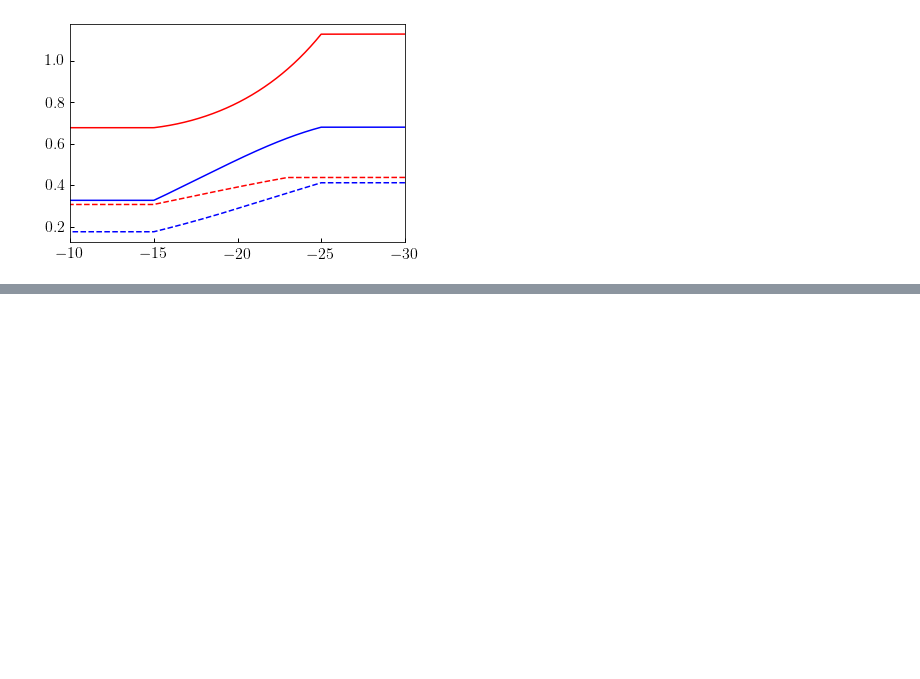
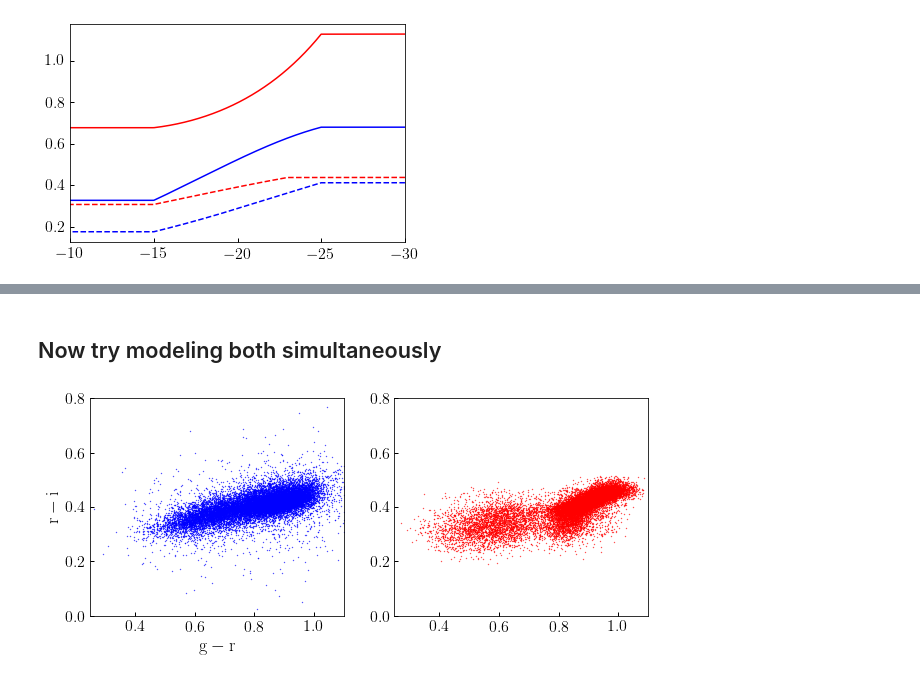
Before and after one commit to LSSTDESC/cosmodc2, a Jupyter notebook: notebooks/gr_ri_dev.ipynb, the cells around one changed output, grey strips where cells are left out. Saved outputs shown, nothing was run; the diff lists cells and outputs as text; code cells hidden in the pictures; blank space fills up the shorter version.

```diff
--- a/notebooks/gr_ri_dev.ipynb
+++ b/notebooks/gr_ri_dev.ipynb
@@ -202,0 +206,67 @@ xlabel4 = ax4.set_xlabel(r'${\rm r-i}$')
+# %% [markdown]
+## Now try modeling both simultaneously
+# %%
+__=reload(analytical_colors)
+
+from astropy.table import Table
+npts = int(1e6)
+mock = Table()
+mock['Mr'] = np.random.uniform(-5, -27.5, npts)
+mock['gr'] = analytical_colors.g_minus_r(mock['Mr'])
+mock['ri'] = analytical_colors.r_minus_i(mock['Mr'])
+true_percentile = np.random.rand(len(mock))
+random_percentile = np.random.rand(len(mock))
+random_mask = np.random.rand(len(mock)) < 0.1
+
+mock['sfr_percentile'] = np.where(np.random.rand(len(mock)) > 0.05,
+    np.random.normal(loc=true_percentile, scale=0.1), np.random.rand(len(mock)))
+mock['sfr_percentile2'] = np.where(np.random.rand(len(mock)) > 0.05,
+    np.random.normal(loc=true_percentile, scale=0.1), np.random.rand(len(mock)))
+
+from halotools.empirical_models import conditional_abunmatch
+nwin = 301
+mock['gr_new'] = conditional_abunmatch(
+    mock['Mr'], mock['sfr_percentile'], mock['Mr'], mock['gr'], nwin)
+mock['ri_new'] = conditional_abunmatch(
+    mock['Mr'], mock['sfr_percentile2'], mock['Mr'], mock['ri'], nwin)
+
+
+faint, bright = -21.5, -22.5
+
+mask = (mock['Mr'] < faint) & (mock['Mr'] > bright)
+from cosmodc2.sdss_colors.sdss_completeness_model import retrieve_sdss_sample_mask
+sdss_mask = retrieve_sdss_sample_mask(sdss['z'], sdss['restframe_extincted_sdss_abs_magr'],
+                          bright, faint)
+
+
+num_sdss_sample = np.count_nonzero(sdss_mask)
+num_mock_sample = np.count_nonzero(mask)
+num_to_plot = min(num_sdss_sample, num_mock_sample)
+
+sdss_indices = np.random.choice(np.arange(num_sdss_sample), num_to_plot, replace=False)
+sdss_sample_gr = sdss['restframe_extincted_sdss_gr'][sdss_mask][sdss_indices.astype(int)]
+sdss_sample_ri = sdss['restframe_extincted_sdss_ri'][sdss_mask][sdss_indices.astype(int)]
+
+mock_indices = np.random.choice(np.arange(num_mock_sample), num_to_plot, replace=False)
+mock_sample_gr = mock['gr'][mask][mock_indices.astype(int)]
+mock_sample_ri = mock['ri'][mask][mock_indices.astype(int)]
+mock_sample_gr_new = mock['gr_new'][mask][mock_indices.astype(int)]
+mock_sample_ri_new = mock['ri_new'][mask][mock_indices.astype(int)]
+
+
+fig, (ax1, ax2) = plt.subplots(1, 2, figsize=(10, 4))
+
+__=ax1.scatter(sdss_sample_gr, sdss_sample_ri, s=0.1, color='blue')
+# __=ax1.scatter(mock_sample_gr, mock_sample_ri, s=0.1, color='orange')
+__=ax2.scatter(mock_sample_gr_new, mock_sample_ri_new, s=0.1, color='red')
+
+
+xlim = ax1.set_xlim(0.25, 1.1)
+ylim = ax1.set_ylim(0., 0.8)
+xlim = ax2.set_xlim(0.25, 1.1)
+ylim = ax2.set_ylim(0., 0.8)
+
+xlabel = ax1.set_xlabel(r'${\rm g-r}$')
+ylabel = ax1.set_ylabel(r'${\rm r-i}$')
+# %% [output]
+[figure, added]
```
Also changed, not shown: parts of 7 cells of this notebook, 1 other file.
